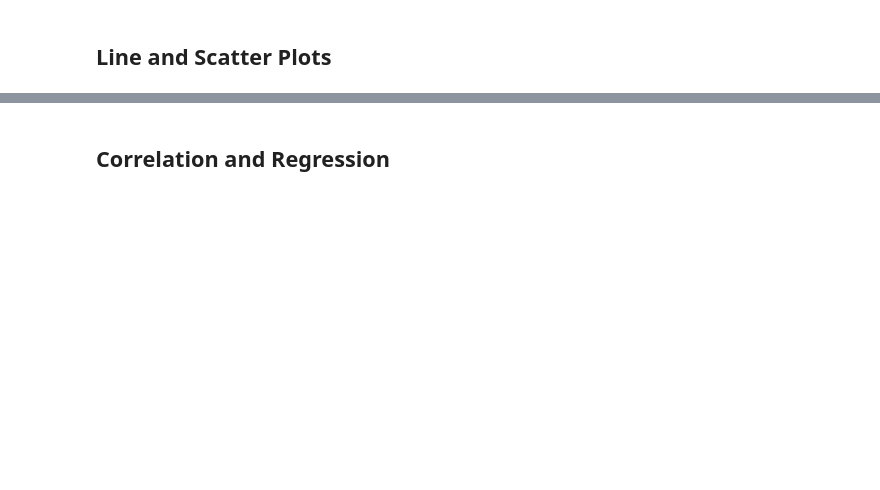
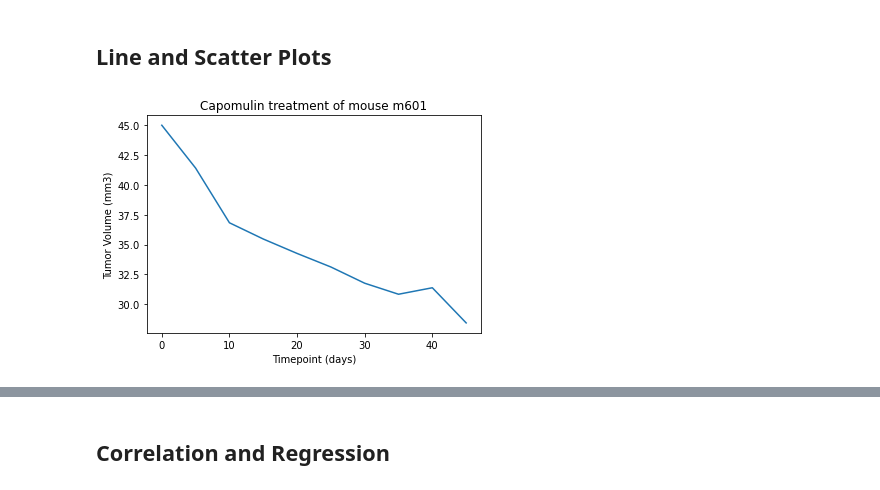
Before and after one commit to ttoffey/MatPlotLib_Challenge, a Jupyter notebook: main_py.ipynb, the cells around one changed output, grey strips where cells are left out. Cells and saved outputs as stored; diff of their text form; code cells hidden in the pictures; blank space fills up the shorter version.

```diff
--- a/main_py.ipynb
+++ b/main_py.ipynb
@@ -283,0 +308,17 @@ Calculate the quartiles and IQR and quantitatively determine if there are any po
+# %%
+# Generate a line plot of tumor volume vs. time point for a single mouse
+# treated with Capomulin
+tumor_volume.loc[tumor_volume["Drug Regimen"]=="Capomulin"]
+df.loc[df["Mouse ID"]=="m601"]
+select_data = df.iloc[30:40]
+timept=select_data["Timepoint"]
+tumorvol=select_data["Tumor Volume (mm3)"]
+x_axis = timept
+
+plt.title("Capomulin treatment of mouse m601")
+plt.ylabel("Tumor Volume (mm3)")
+plt.xlabel("Timepoint (days)")
+plt.plot(x_axis, tumorvol)
+plt.show()
+# %% [output]
+[figure, added]
```
Also changed, not shown: parts of 22 cells of this notebook.
